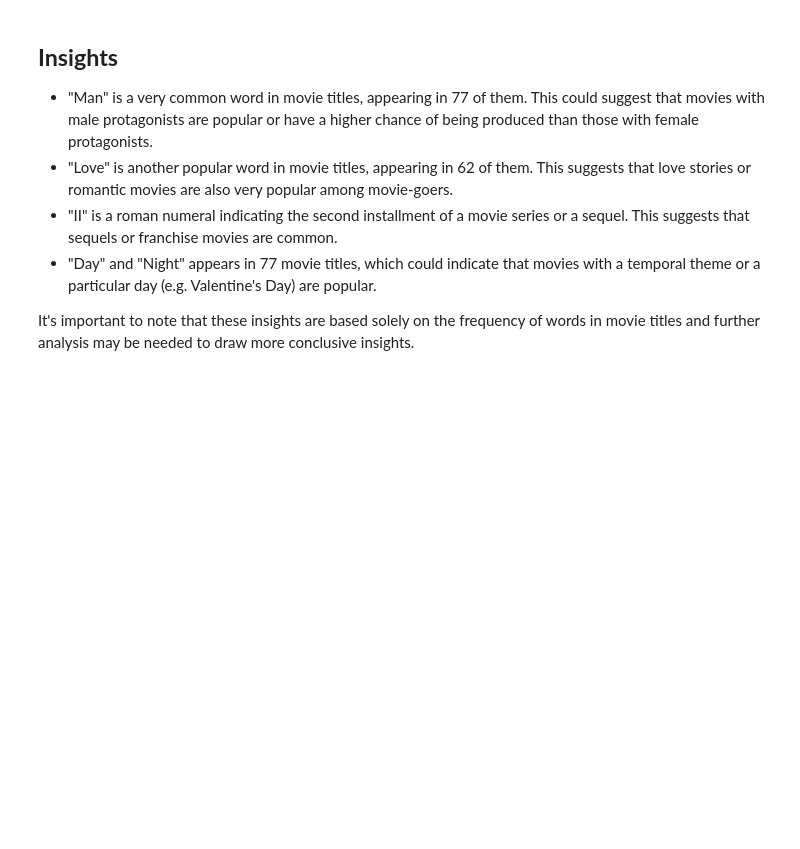
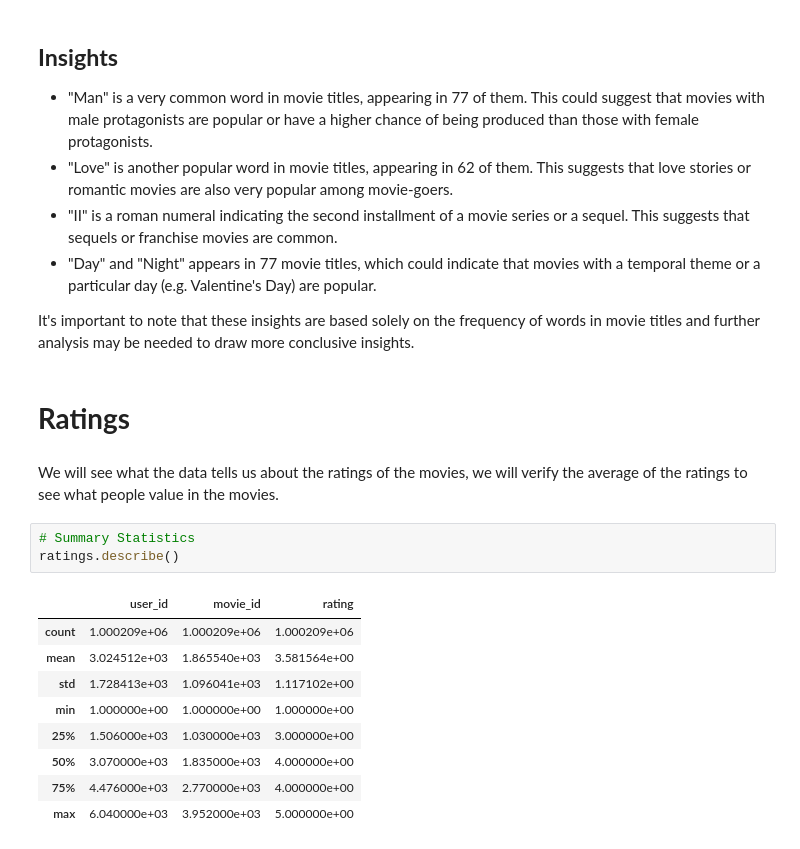
Before and after one commit to edwarjosep11/Netflix-Recommendation-Systems, a Jupyter notebook: First-Analysis.ipynb, the cells around one changed output. Saved outputs shown, nothing was run; the diff lists cells and outputs as text; blank space fills up the shorter version.

```diff
--- a/First-Analysis.ipynb
+++ b/First-Analysis.ipynb
@@ -233,3 +233,20 @@ plt.show()
 * "Day" and "Night" appears in 77 movie titles, which could indicate that movies with a temporal theme or a particular day (e.g. Valentine's Day) are popular.
 
 It's important to note that these insights are based solely on the frequency of words in movie titles and further analysis may be needed to draw more conclusive insights.
+# %% [markdown]
+# **Ratings**
+# %% [markdown]
+We will see what the data tells us about the ratings of the movies, we will verify the average of the ratings to see what people value in the movies.
+# %%
+# Summary Statistics
+ratings.describe()
+# %% [output]
+|  | user_id | movie_id | rating |
+| count | 1.000209e+06 | 1.000209e+06 | 1.000209e+06 |
+| mean | 3.024512e+03 | 1.865540e+03 | 3.581564e+00 |
+| std | 1.728413e+03 | 1.096041e+03 | 1.117102e+00 |
+| min | 1.000000e+00 | 1.000000e+00 | 1.000000e+00 |
+| 25% | 1.506000e+03 | 1.030000e+03 | 3.000000e+00 |
+| 50% | 3.070000e+03 | 1.835000e+03 | 4.000000e+00 |
+| 75% | 4.476000e+03 | 2.770000e+03 | 4.000000e+00 |
+| max | 6.040000e+03 | 3.952000e+03 | 5.000000e+00 |
```
Also changed, not shown: parts of 40 cells of this notebook, 1 other file.
